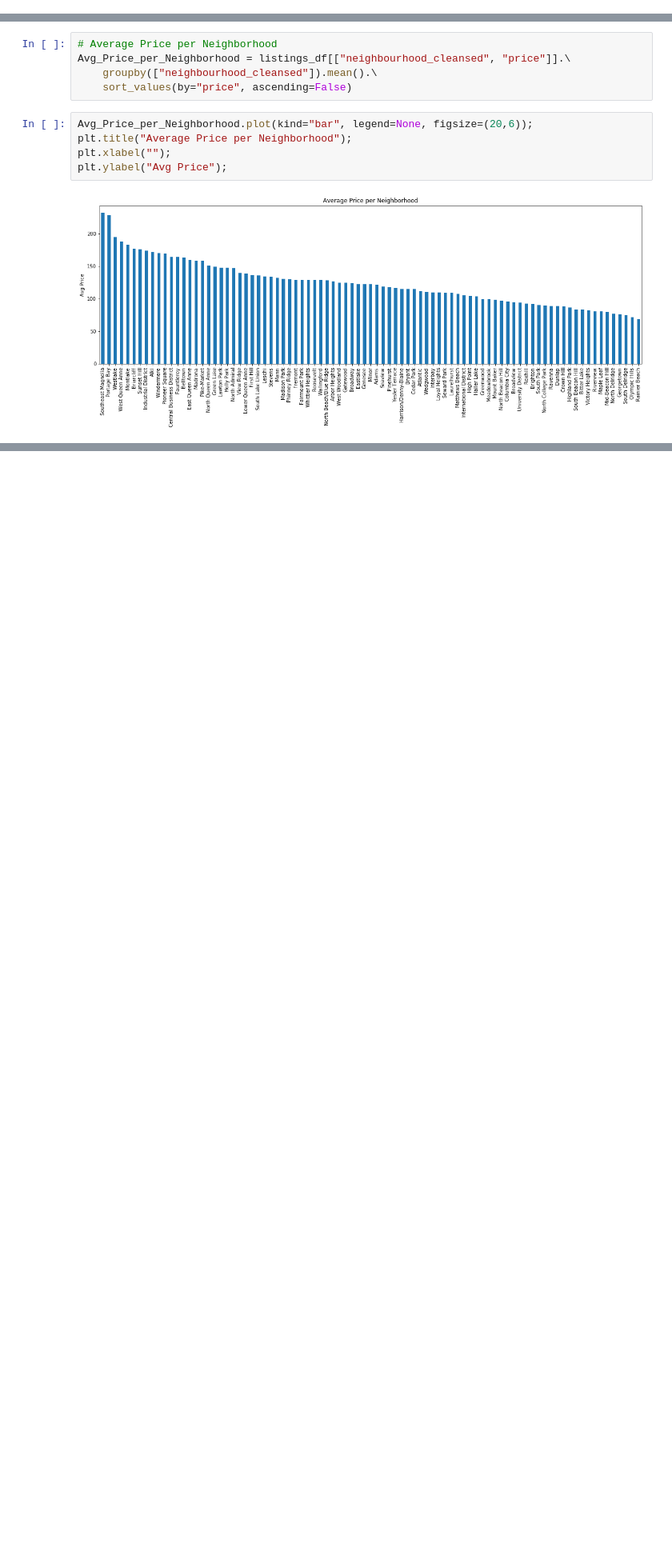
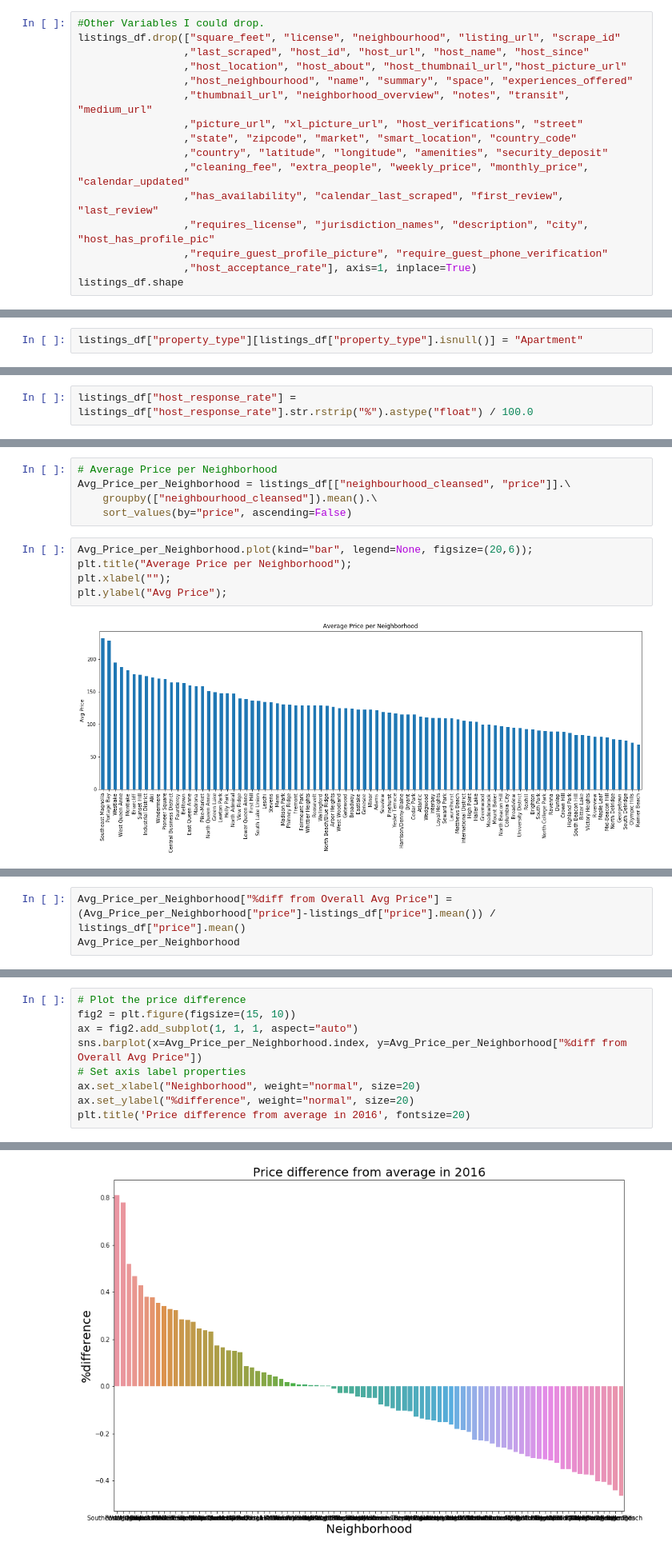
Before and after one commit to bkontonis/Analysing-Seattle-Airbnb-Open-Data, a Jupyter notebook: Seattle Airbnb Data Analysis.ipynb, the cells around one changed output, grey strips where cells are left out. Shown: that part at 80% size. Saved outputs shown, nothing was run; the diff lists cells and outputs as text; blank space fills up the shorter version.

```diff
--- a/Seattle Airbnb Data Analysis.ipynb
+++ b/Seattle Airbnb Data Analysis.ipynb
@@ -107,0 +101,16 @@ pandas.core.series.Series
+# %%
+#Other Variables I could drop.
+listings_df.drop(["square_feet", "license", "neighbourhood", "listing_url", "scrape_id"
+                 ,"last_scraped", "host_id", "host_url", "host_name", "host_since"
+                 ,"host_location", "host_about", "host_thumbnail_url","host_picture_url"
+                 ,"host_neighbourhood", "name", "summary", "space", "experiences_offered"
+                 ,"thumbnail_url", "neighborhood_overview", "notes", "transit", "medium_url"
+                 ,"picture_url", "xl_picture_url", "host_verifications", "street"
+                 ,"state", "zipcode", "market", "smart_location", "country_code"
+                 ,"country", "latitude", "longitude", "amenities", "security_deposit"
+                 ,"cleaning_fee", "extra_people", "weekly_price", "monthly_price", "calendar_updated"
+                 ,"has_availability", "calendar_last_scraped", "first_review", "last_review"
+                 ,"requires_license", "jurisdiction_names", "description", "city", "host_has_profile_pic"
+                 ,"require_guest_profile_picture", "require_guest_phone_verification"
+                 ,"host_acceptance_rate"], axis=1, inplace=True)
+listings_df.shape
@@ -107,0 +161,2 @@ pandas.core.series.Series
+# %%
+listings_df["property_type"][listings_df["property_type"].isnull()] = "Apartment"
@@ -107,0 +173,2 @@ pandas.core.series.Series
+# %%
+listings_df["host_response_rate"] = listings_df["host_response_rate"].str.rstrip("%").astype("float") / 100.0
@@ -249,0 +243,3 @@ sort_values(by='reviews_per_month', ascending=False)
+# %%
+Avg_Price_per_Neighborhood["%diff from Overall Avg Price"] = (Avg_Price_per_Neighborhood["price"]-listings_df["price"].mean()) / listings_df["price"].mean()
+Avg_Price_per_Neighborhood
@@ -249,0 +266,10 @@ sort_values(by='reviews_per_month', ascending=False)
+# %%
+# Plot the price difference
+fig2 = plt.figure(figsize=(15, 10))
+ax = fig2.add_subplot(1, 1, 1, aspect="auto")
+sns.barplot(x=Avg_Price_per_Neighborhood.index, y=Avg_Price_per_Neighborhood["%diff from Overall Avg Price"])
+# Set axis label properties
+ax.set_xlabel("Neighborhood", weight="normal", size=20)
+ax.set_ylabel("%difference", weight="normal", size=20)
+plt.title('Price difference from average in 2016', fontsize=20)
+# %% [output]
@@ -249,0 +277 @@ sort_values(by='reviews_per_month', ascending=False)
+[figure, added]
```
Also changed, not shown: parts of 35 cells of this notebook.
